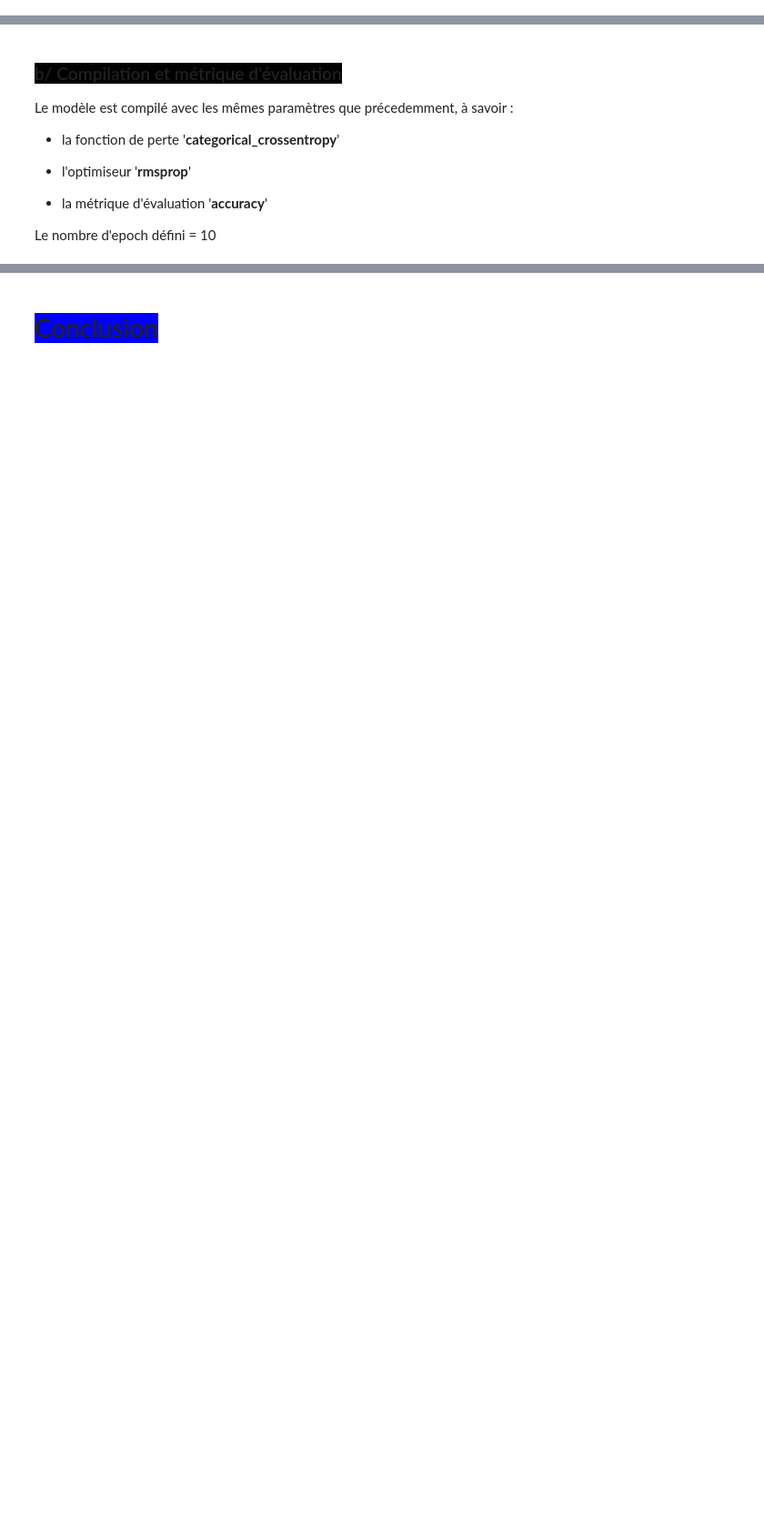
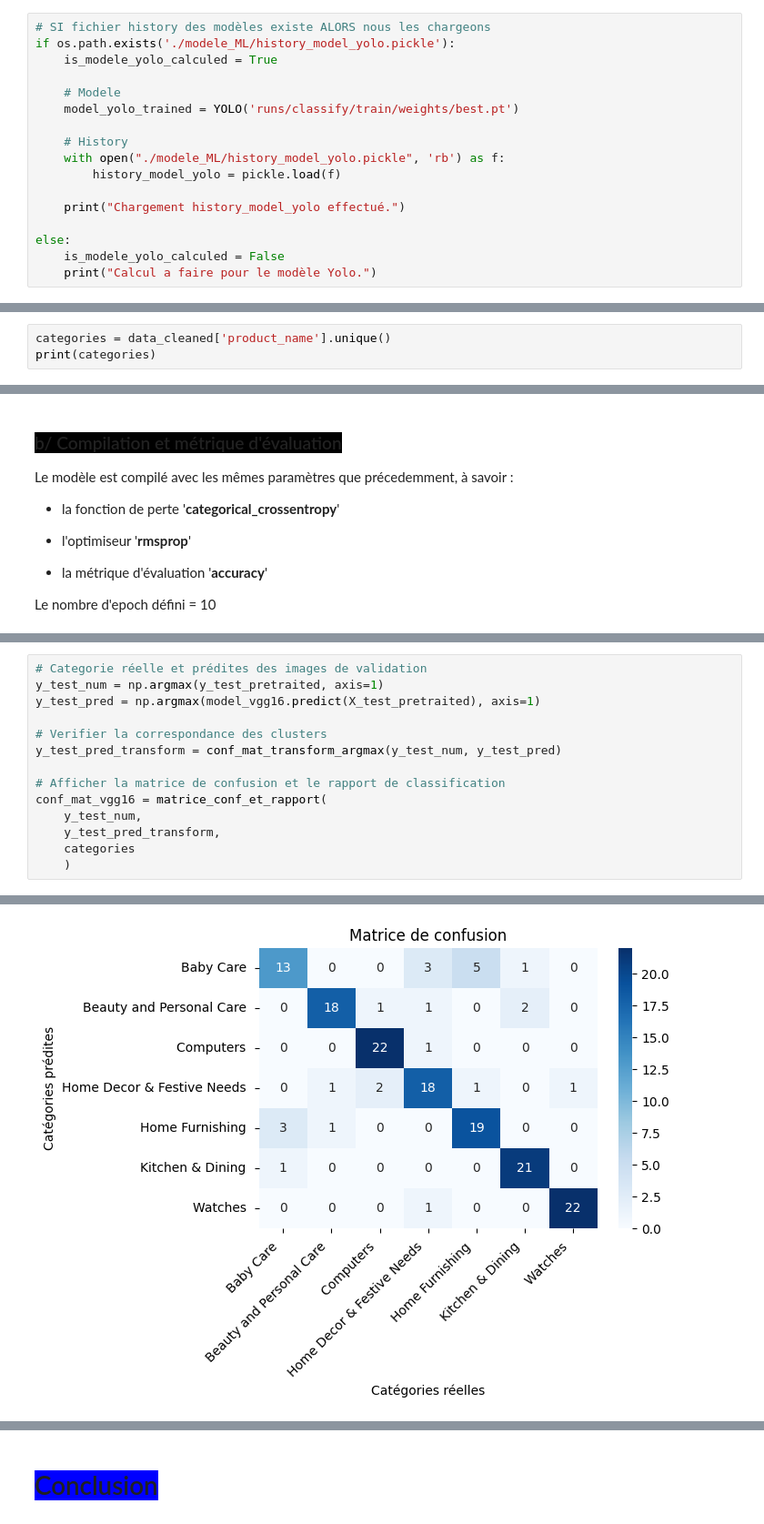
Before and after one commit to pierrickBERTHE/PB8-Dashboard_et_POC, a Jupyter notebook: berthe_pierrick_2_notebook_veille_042024.ipynb, the cells around one changed output, grey strips where cells are left out. Shown at 91% size. Drawn from its saved outputs; the diff is of its cells as text; blank space fills up the shorter version.

```diff
--- a/berthe_pierrick_2_notebook_veille_042024.ipynb
+++ b/berthe_pierrick_2_notebook_veille_042024.ipynb
@@ -434,0 +572,17 @@ Il manque le prix d'1 produit et le nom de la marque de 338 produits.<br>
+# %%
+# SI fichier history des modèles existe ALORS nous les chargeons
+if os.path.exists('./modele_ML/history_model_yolo.pickle'):
+    is_modele_yolo_calculed = True
+
+    # Modele
+    model_yolo_trained = YOLO('runs/classify/train/weights/best.pt')
+
+    # History
+    with open("./modele_ML/history_model_yolo.pickle", 'rb') as f:
+        history_model_yolo = pickle.load(f)
+
+    print("Chargement history_model_yolo effectué.")
+
+else:
+    is_modele_yolo_calculed = False
+    print("Calcul a faire pour le modèle Yolo.")
@@ -478,0 +664,3 @@ Nous récupérons bien le fichier CSV d'extraction image contenant les informati
+# %%
+categories = data_cleaned['product_name'].unique()
+print(categories)
@@ -723,0 +1198,15 @@ else:
+# %%
+# Categorie réelle et prédites des images de validation
+y_test_num = np.argmax(y_test_pretraited, axis=1)
+y_test_pred = np.argmax(model_vgg16.predict(X_test_pretraited), axis=1)
+
+# Verifier la correspondance des clusters
+y_test_pred_transform = conf_mat_transform_argmax(y_test_num, y_test_pred)
+
+# Afficher la matrice de confusion et le rapport de classification
+conf_mat_vgg16 = matrice_conf_et_rapport(
+    y_test_num,
+    y_test_pred_transform,
+    categories
+    )
+# %% [output]
@@ -723,0 +1216 @@ else:
+[figure, added]
```
Also changed, not shown: parts of 81 cells of this notebook, 9 other files.
